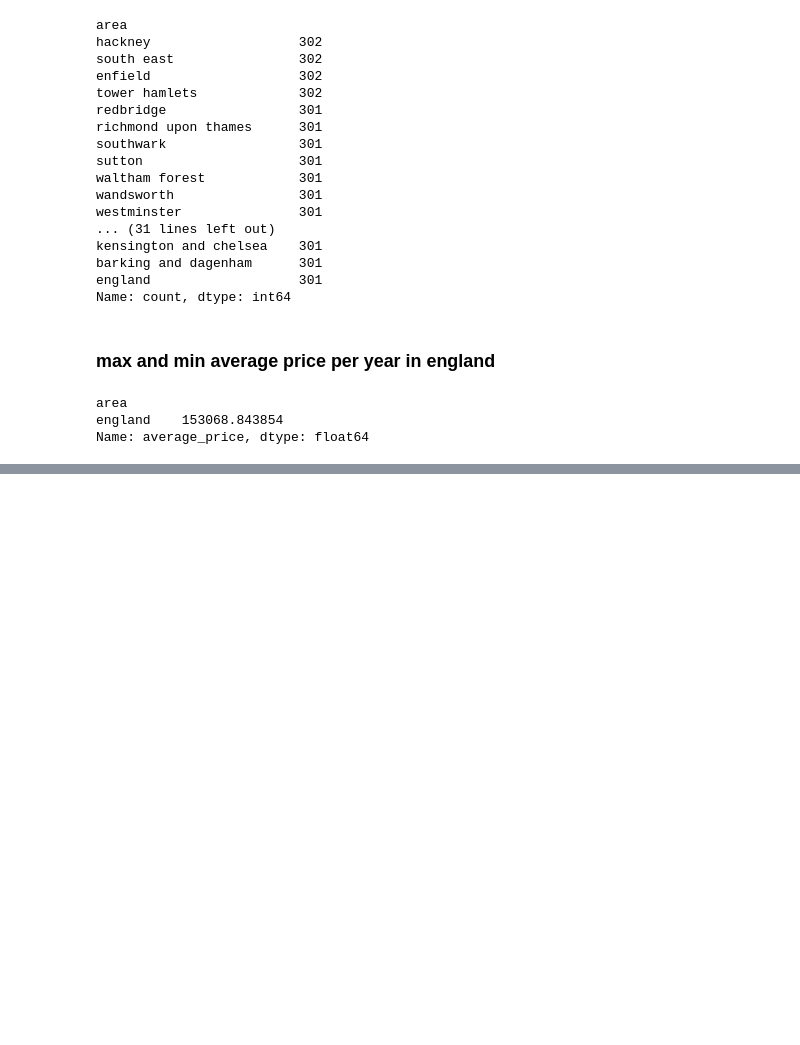
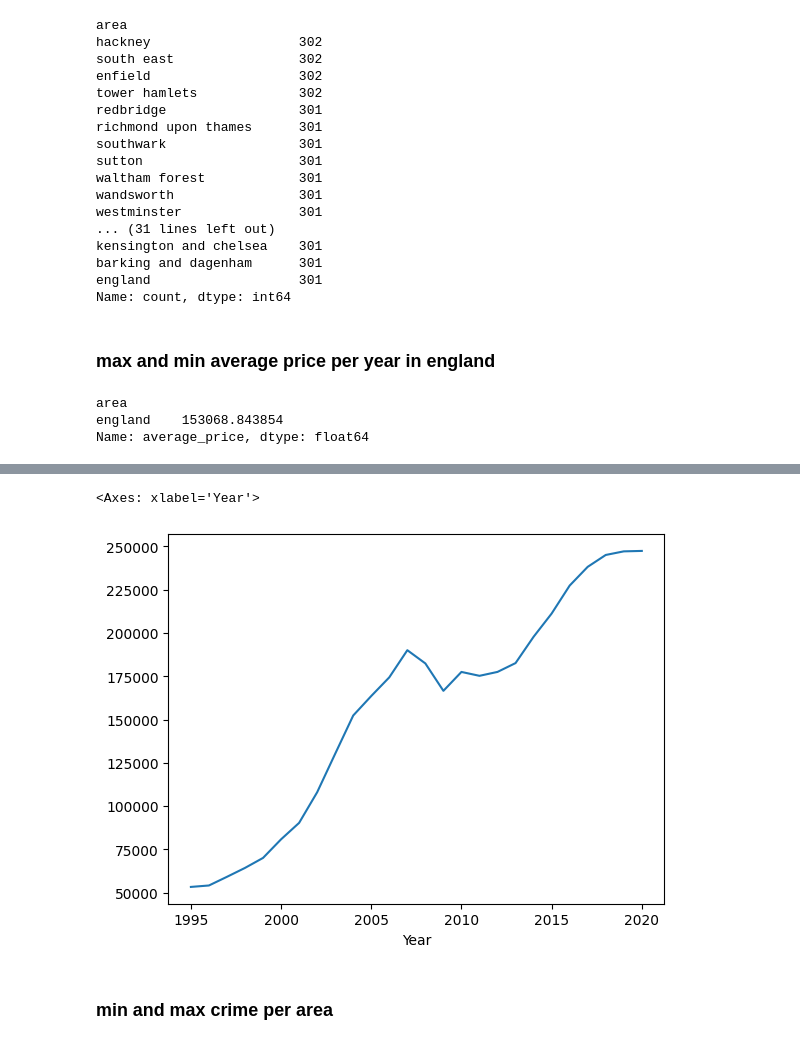
Before and after one commit to Abhishek191191/London-Housing, a Jupyter notebook: Analysis Code.ipynb, the cells around one changed output, grey strips where cells are left out. Saved outputs shown, nothing was run; the diff lists cells and outputs as text; code cells hidden in the pictures; blank space fills up the shorter version.

```diff
--- a/Analysis Code.ipynb
+++ b/Analysis Code.ipynb
@@ -150,0 +180,7 @@ Name: average_price, dtype: float64
+# %%
+df1.groupby('Year').average_price.mean().plot()
+# %% [output]
+<Axes: xlabel='Year'>
+[figure, added]
+# %% [markdown]
+### min and max crime per area
```
Also changed, not shown: parts of 10 cells of this notebook.
